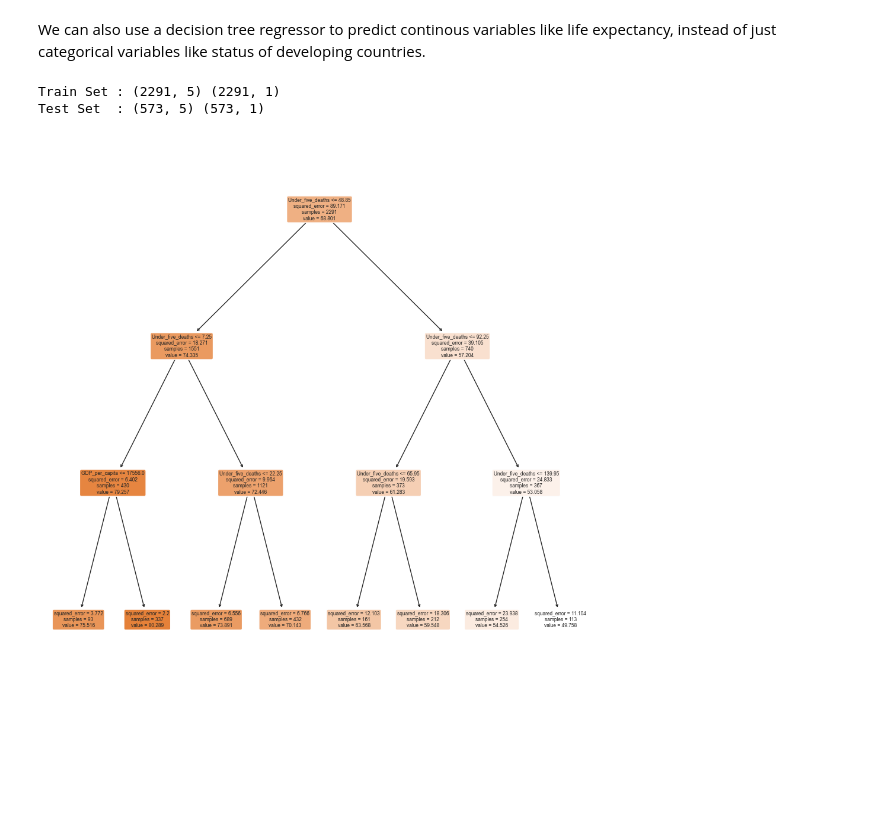
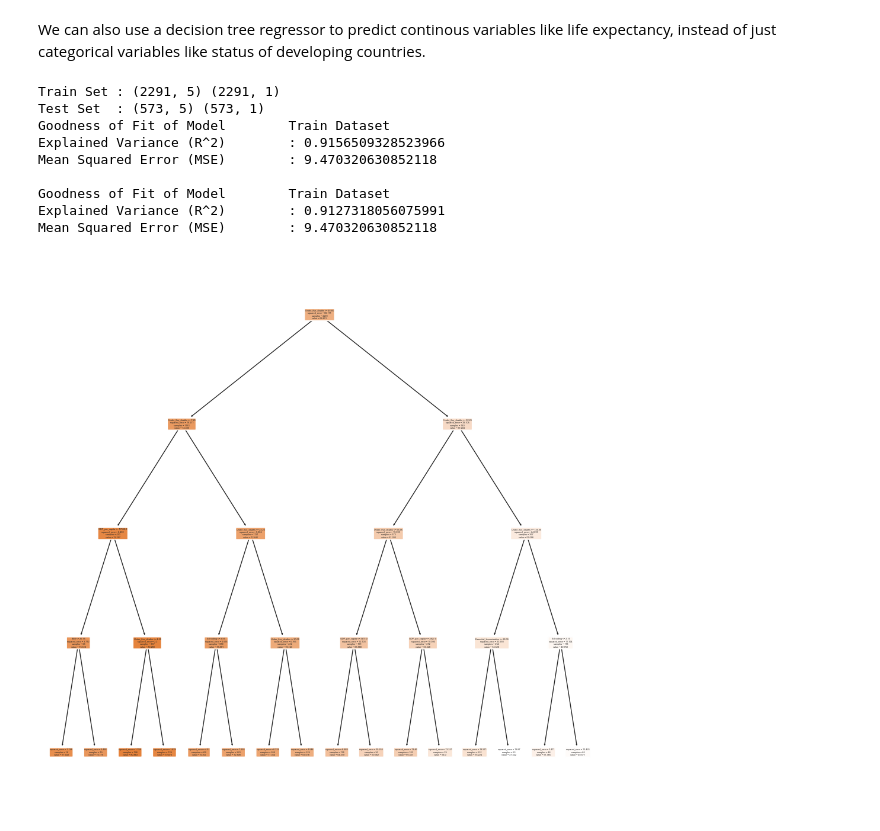
Before and after one commit to tyeckh/DSAI-T7, a Jupyter notebook: Project_T7.ipynb, the cells around one changed output. Cells and saved outputs as stored; diff of their text form; code cells hidden in the pictures; blank space fills up the shorter version.

```diff
--- a/Project_T7.ipynb
+++ b/Project_T7.ipynb
@@ -726,20 +726,39 @@ We can also use a decision tree regressor to predict continous variables like li
 # %%
 LifeExpectancy=pd.DataFrame(LifeData_Clean['Life_expectancy'])
 Predictors=pd.DataFrame(LifeData_Clean[["Under_five_deaths", "BMI", "Schooling", "GDP_per_capita", "Essential_Immunization"]])
 
 X_train, X_test, y_train, y_test = train_test_split(Predictors, LifeExpectancy, test_size = 0.2,random_state=0)
 print("Train Set :", X_train.shape, y_train.shape)
 print("Test Set  :", X_test.shape, y_test.shape)
 
-dtreg = DecisionTreeRegressor(max_depth = 3)
+dtreg = DecisionTreeRegressor(max_depth = 4)
 dtreg.fit(X_train, y_train)
 
 f = plt.figure(figsize=(12,12))
-plot_tree(dtreg, filled=True, rounded=True, feature_names=["Under_five_deaths", "BMI", "Schooling", "GDP_per_capita", "Essential_Immunization"], class_names=["LifeExpectancy"])
+plot_tree(dtreg, filled=True, rounded=True, feature_names=["Under_five_deaths", "BMI", "Schooling", "GDP_per_capita", "Essential_Immunization"], class_names=["Life Expectancy"])
+
+# Check the Goodness of Fit (on Train Data)
+print("Goodness of Fit of Model \tTrain Dataset")
+print("Explained Variance (R^2) \t:", dtreg.score(X_train, y_train))
+print("Mean Squared Error (MSE) \t:", mean_squared_error(y_train, y_train_pred))
+print()
+
+# Check the Goodness of Fit (on Train Data)
+print("Goodness of Fit of Model \tTrain Dataset")
+print("Explained Variance (R^2) \t:", dtreg.score(X_test, y_test))
+print("Mean Squared Error (MSE) \t:", mean_squared_error(y_train, y_train_pred))
+print()
 
 y_train_pred = dtreg.predict(X_train)
 y_test_pred = dtreg.predict(X_test)
 # %% [output]
 Train Set : (2291, 5) (2291, 1)
 Test Set  : (573, 5) (573, 1)
+Goodness of Fit of Model        Train Dataset
+Explained Variance (R^2)        : 0.9156509328523966
+Mean Squared Error (MSE)        : 9.470320630852118
+
+Goodness of Fit of Model        Train Dataset
+Explained Variance (R^2)        : 0.9127318056075991
+Mean Squared Error (MSE)        : 9.470320630852118
-[figure, old version]
+[figure, new version]
```
Also changed, not shown: parts of 2 cells of this notebook.
